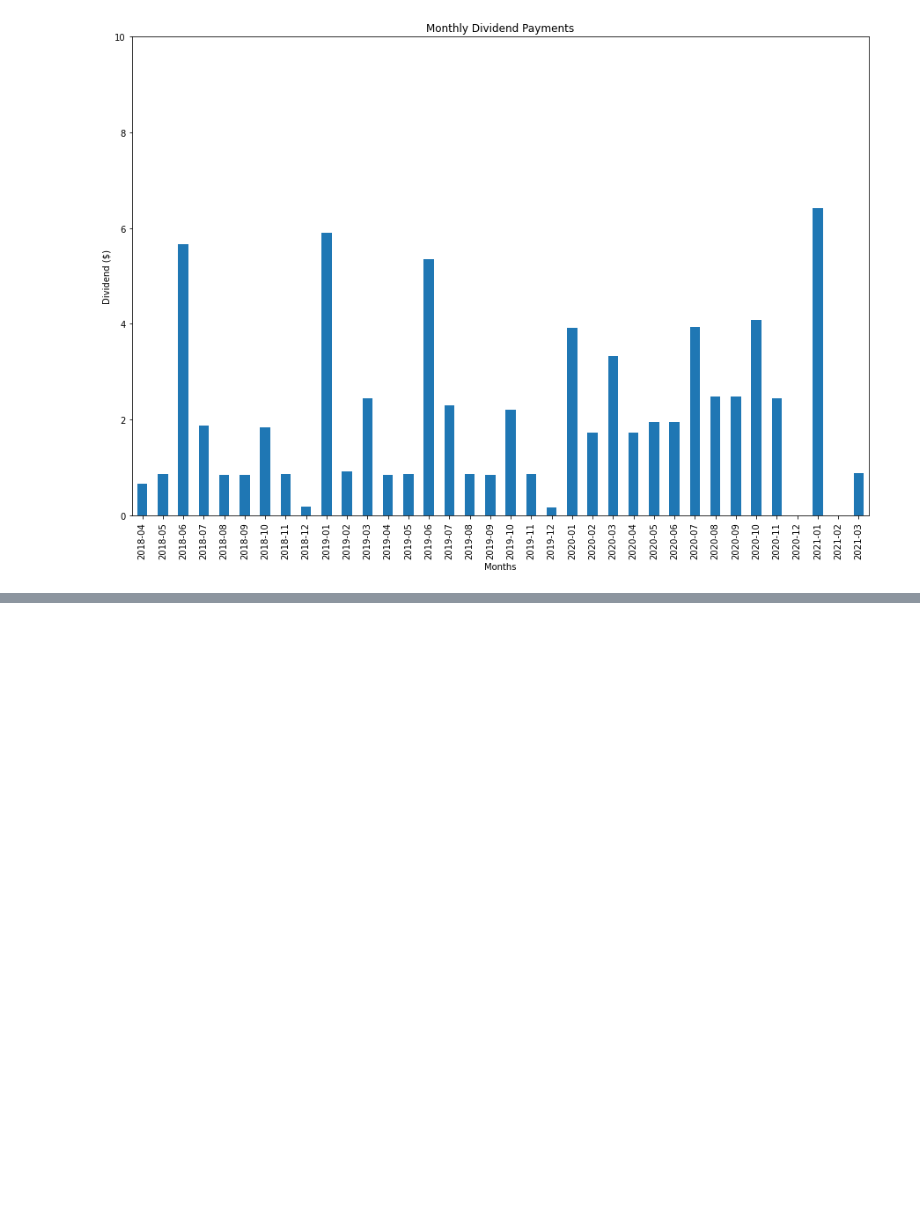
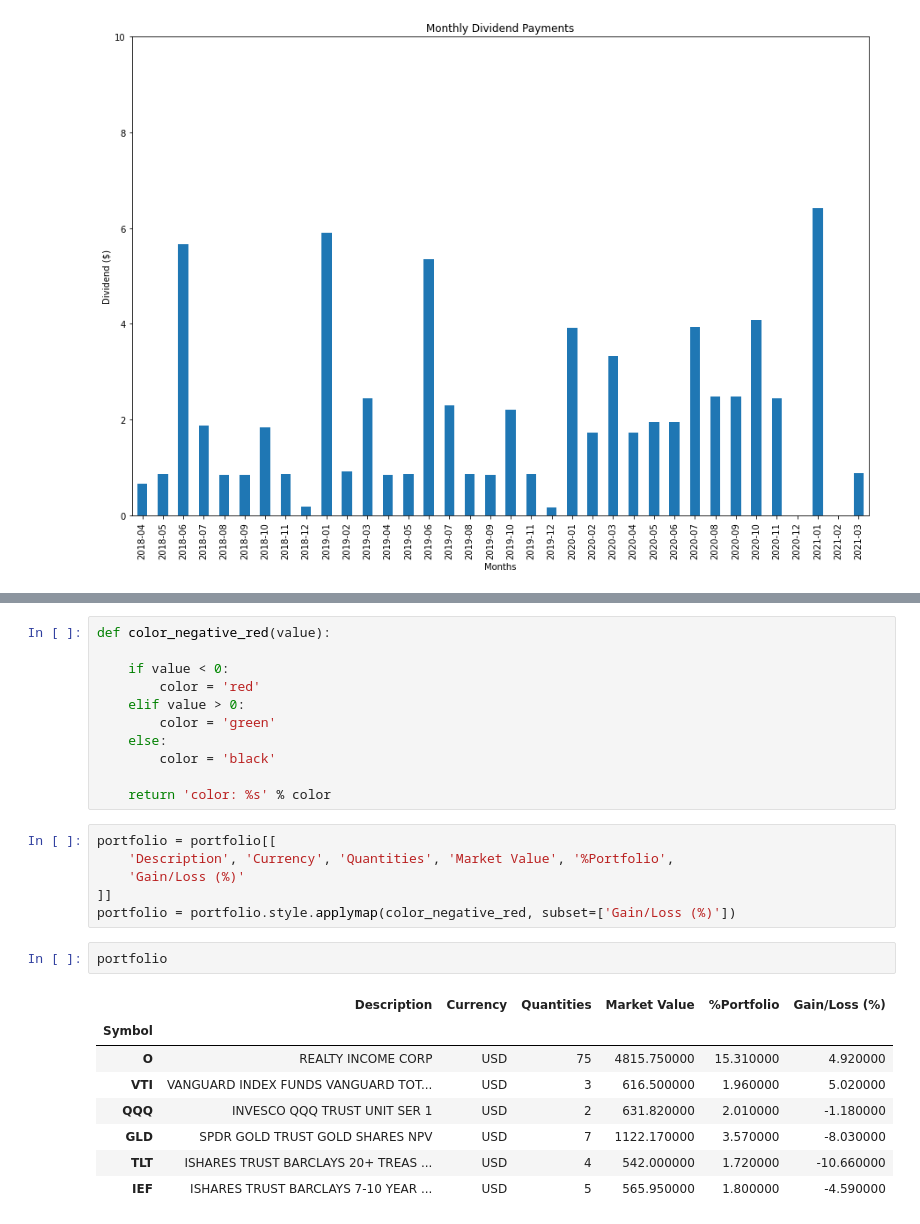
Before and after one commit to eshinhw/quant-portfolio-visualizer, a Jupyter notebook: Questrade Portfolio Manager.ipynb, the cells around one changed output, grey strips where cells are left out. Saved outputs shown, nothing was run; the diff lists cells and outputs as text; blank space fills up the shorter version.

```diff
--- a/Questrade Portfolio Manager.ipynb
+++ b/Questrade Portfolio Manager.ipynb
@@ -144,0 +232,28 @@ summary_df
+# %%
+def color_negative_red(value):
+
+    if value < 0:
+        color = 'red'
+    elif value > 0:
+        color = 'green'
+    else:
+        color = 'black'
+
+    return 'color: %s' % color
+# %%
+portfolio = portfolio[[
+    'Description', 'Currency', 'Quantities', 'Market Value', '%Portfolio',
+    'Gain/Loss (%)'
+]]
+portfolio = portfolio.style.applymap(color_negative_red, subset=['Gain/Loss (%)'])
+# %%
+portfolio
+# %% [output]
+|  | Description | Currency | Quantities | Market Value | %Portfolio | Gain/Loss (%) |
+| Symbol |  |  |  |  |  |  |
+| O | REALTY INCOME CORP | USD | 75 | 4815.750000 | 15.310000 | 4.920000 |
+| VTI | VANGUARD INDEX FUNDS VANGUARD TOT... | USD | 3 | 616.500000 | 1.960000 | 5.020000 |
+| QQQ | INVESCO QQQ TRUST UNIT SER 1 | USD | 2 | 631.820000 | 2.010000 | -1.180000 |
+| GLD | SPDR GOLD TRUST GOLD SHARES NPV | USD | 7 | 1122.170000 | 3.570000 | -8.030000 |
+| TLT | ISHARES TRUST BARCLAYS 20+ TREAS ... | USD | 4 | 542.000000 | 1.720000 | -10.660000 |
+| IEF | ISHARES TRUST BARCLAYS 7-10 YEAR ... | USD | 5 | 565.950000 | 1.800000 | -4.590000 |
```
Also changed, not shown: parts of 15 cells of this notebook.
